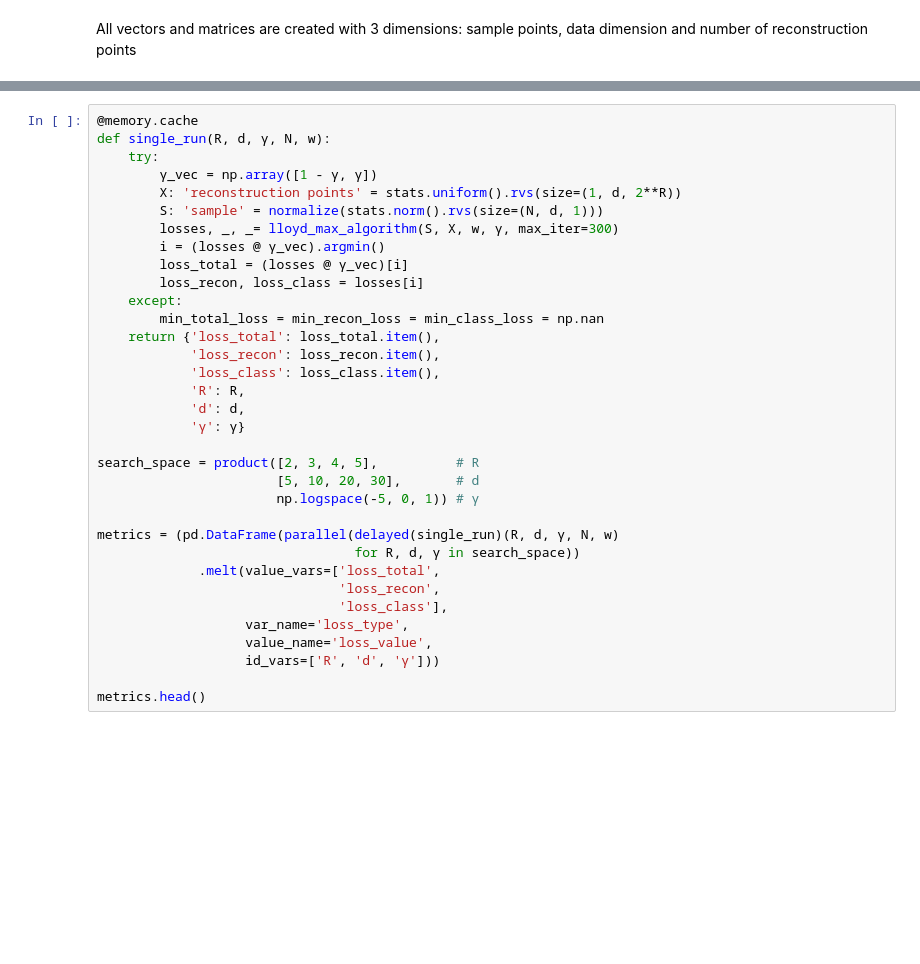
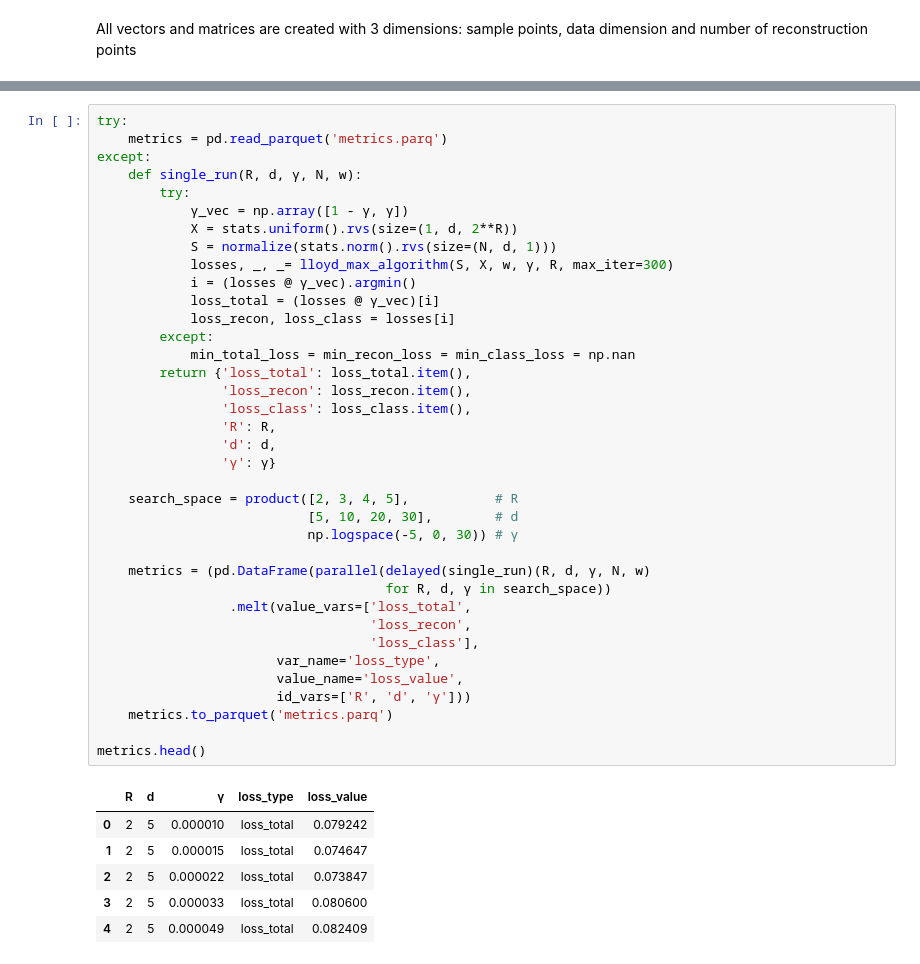
Before and after one commit to dsevero/dsevero, a Jupyter notebook: notebooks/Classification Aware Lloyd-max Quantization.ipynb, the cells around one changed output, grey strips where cells are left out. Cells and saved outputs as stored; diff of their text form; blank space fills up the shorter version.

```diff
--- a/notebooks/Classification Aware Lloyd-max Quantization.ipynb
+++ b/notebooks/Classification Aware Lloyd-max Quantization.ipynb
@@ -135,37 +131,47 @@ Lowest classification (0-1) loss: 0.06050 @ iter=32
 Lowest total (MSE + 0-1) loss: 0.07860 @ iter=32
 [figure]
 # %%
-@memory.cache
-def single_run(R, d, γ, N, w):
-    try:
-        γ_vec = np.array([1 - γ, γ])
-        X: 'reconstruction points' = stats.uniform().rvs(size=(1, d, 2**R))
-        S: 'sample' = normalize(stats.norm().rvs(size=(N, d, 1)))
-        losses, _, _= lloyd_max_algorithm(S, X, w, γ, max_iter=300)
-        i = (losses @ γ_vec).argmin()
-        loss_total = (losses @ γ_vec)[i]
-        loss_recon, loss_class = losses[i]
-    except:
-        min_total_loss = min_recon_loss = min_class_loss = np.nan
-    return {'loss_total': loss_total.item(),
-            'loss_recon': loss_recon.item(),
-            'loss_class': loss_class.item(),
-            'R': R,
-            'd': d,
-            'γ': γ}
+try:
+    metrics = pd.read_parquet('metrics.parq')
+except:
+    def single_run(R, d, γ, N, w):
+        try:
+            γ_vec = np.array([1 - γ, γ])
+            X = stats.uniform().rvs(size=(1, d, 2**R))
+            S = normalize(stats.norm().rvs(size=(N, d, 1)))
+            losses, _, _= lloyd_max_algorithm(S, X, w, γ, R, max_iter=300)
+            i = (losses @ γ_vec).argmin()
+            loss_total = (losses @ γ_vec)[i]
+            loss_recon, loss_class = losses[i]
+        except:
+            min_total_loss = min_recon_loss = min_class_loss = np.nan
+        return {'loss_total': loss_total.item(),
+                'loss_recon': loss_recon.item(),
+                'loss_class': loss_class.item(),
+                'R': R,
+                'd': d,
+                'γ': γ}
 
-search_space = product([2, 3, 4, 5],          # R
-                       [5, 10, 20, 30],       # d
-                       np.logspace(-5, 0, 1)) # γ
+    search_space = product([2, 3, 4, 5],           # R
+                           [5, 10, 20, 30],        # d
+                           np.logspace(-5, 0, 30)) # γ
 
-metrics = (pd.DataFrame(parallel(delayed(single_run)(R, d, γ, N, w)
-                                 for R, d, γ in search_space))
-             .melt(value_vars=['loss_total',
-                               'loss_recon',
-                               'loss_class'],
-                   var_name='loss_type',
-                   value_name='loss_value',
-                   id_vars=['R', 'd', 'γ']))
+    metrics = (pd.DataFrame(parallel(delayed(single_run)(R, d, γ, N, w)
+                                     for R, d, γ in search_space))
+                 .melt(value_vars=['loss_total',
+                                   'loss_recon',
+                                   'loss_class'],
+                       var_name='loss_type',
+                       value_name='loss_value',
+                       id_vars=['R', 'd', 'γ']))
+    metrics.to_parquet('metrics.parq')
 
 metrics.head()
+# %% [output]
+|  | R | d | γ | loss_type | loss_value |
+| 0 | 2 | 5 | 0.000010 | loss_total | 0.079242 |
+| 1 | 2 | 5 | 0.000015 | loss_total | 0.074647 |
+| 2 | 2 | 5 | 0.000022 | loss_total | 0.073847 |
+| 3 | 2 | 5 | 0.000033 | loss_total | 0.080600 |
+| 4 | 2 | 5 | 0.000049 | loss_total | 0.082409 |
 # %%
```
Also changed, not shown: parts of 4 cells of this notebook.
